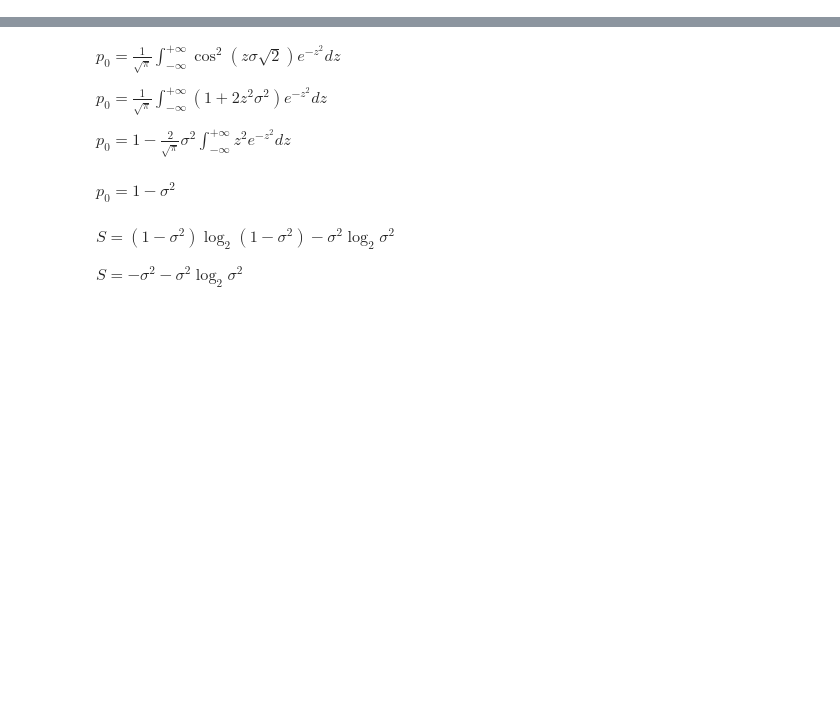
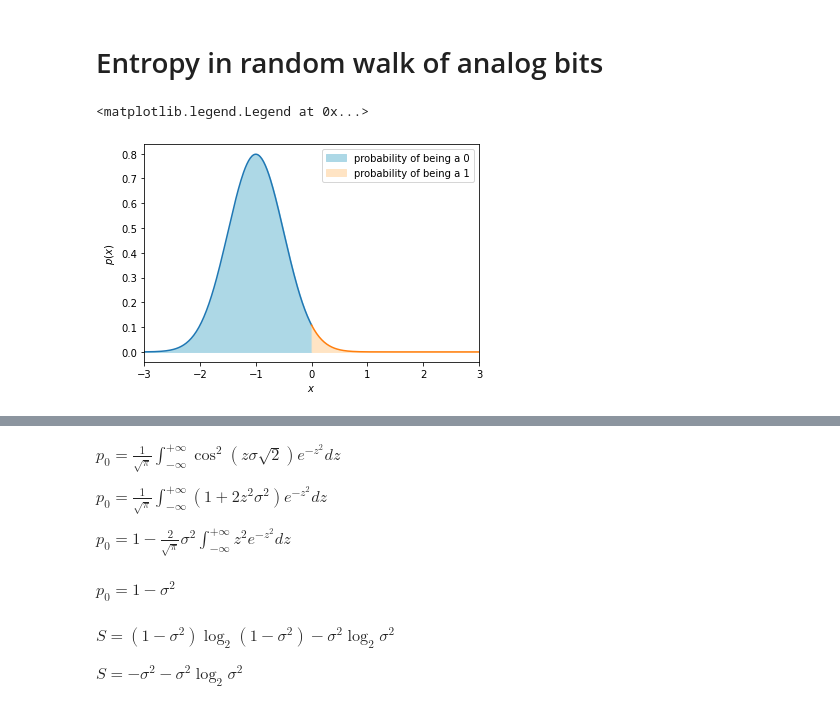
Before and after one commit to Francesco215/Quantum-diffusion, a Jupyter notebook: Information_calculations.ipynb, the cells around one changed output, grey strips where cells are left out. Saved outputs shown, nothing was run; the diff lists cells and outputs as text; code cells hidden in the pictures; blank space fills up the shorter version.

```diff
--- a/Information_calculations.ipynb
+++ b/Information_calculations.ipynb
@@ -4 +4,34 @@ import pylab as pl
 from scipy import special as sp
+# %% [markdown]
+# Entropy in random walk of analog bits
+# %%
+def entropy_analog(sigma):
+    x=1/sigma
+    p_0=(sp.erf(x)+1)/2
+    p_1=1-p_0
+    return -p_0*np.log2(p_0+1e-10)-p_1*np.log2(p_1+1e-10)
+
+
+def gaussian(x,mu,sigma):
+    return np.exp(-np.power(x - mu, 2.) / (2 * np.power(sigma, 2.)))/(sigma*np.sqrt(2*np.pi))
+# %%
+sigma=0.5
+
+xl=np.linspace(-3,0,200)
+yl=gaussian(xl,-1,sigma)
+
+xr=np.linspace(0,3,200)
+yr=gaussian(xr,-1,sigma)
+
+plt.xlim(-3,3)
+plt.plot(xl,yl)
+plt.plot(xr,yr)
+plt.fill_between(xl,yl,color='lightblue',label='probability of being a 0')
+plt.fill_between(xr,yr,color='bisque',label='probability of being a 1')
+
+plt.ylabel('$p(x)$')
+plt.xlabel('$x$')
+plt.legend()
+# %% [output]
+<matplotlib.legend.Legend at 0x...>
+[figure, added]
```
Also changed, not shown: parts of 24 cells of this notebook, 7 other files.
